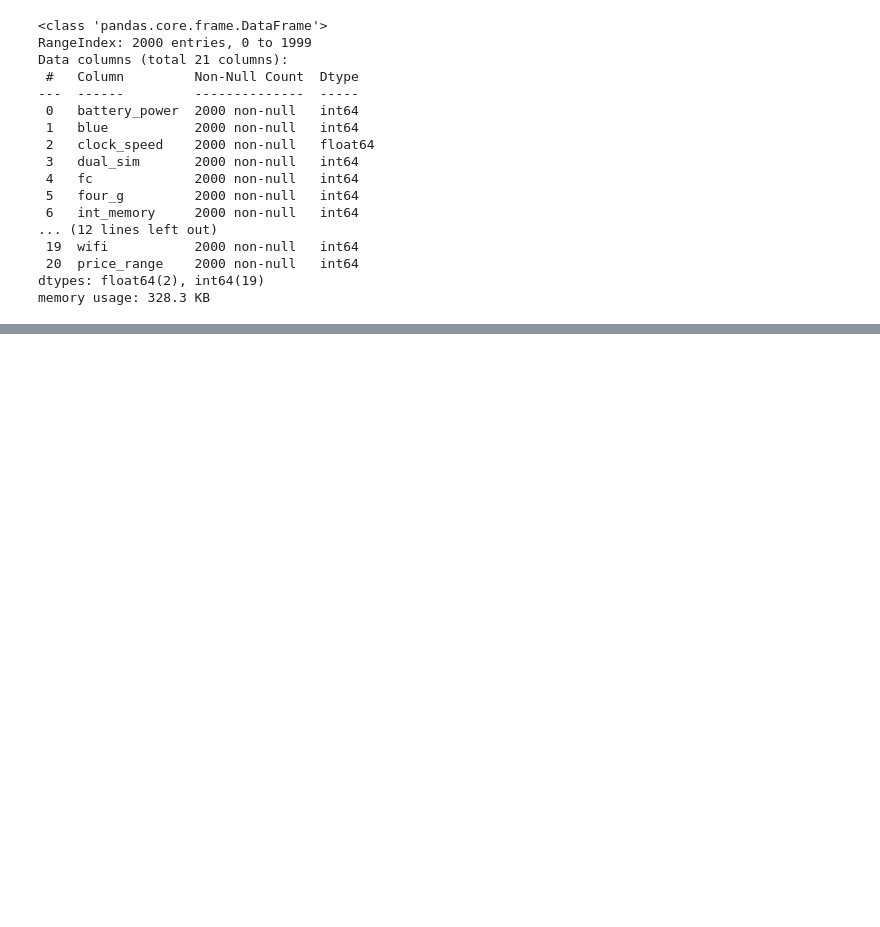
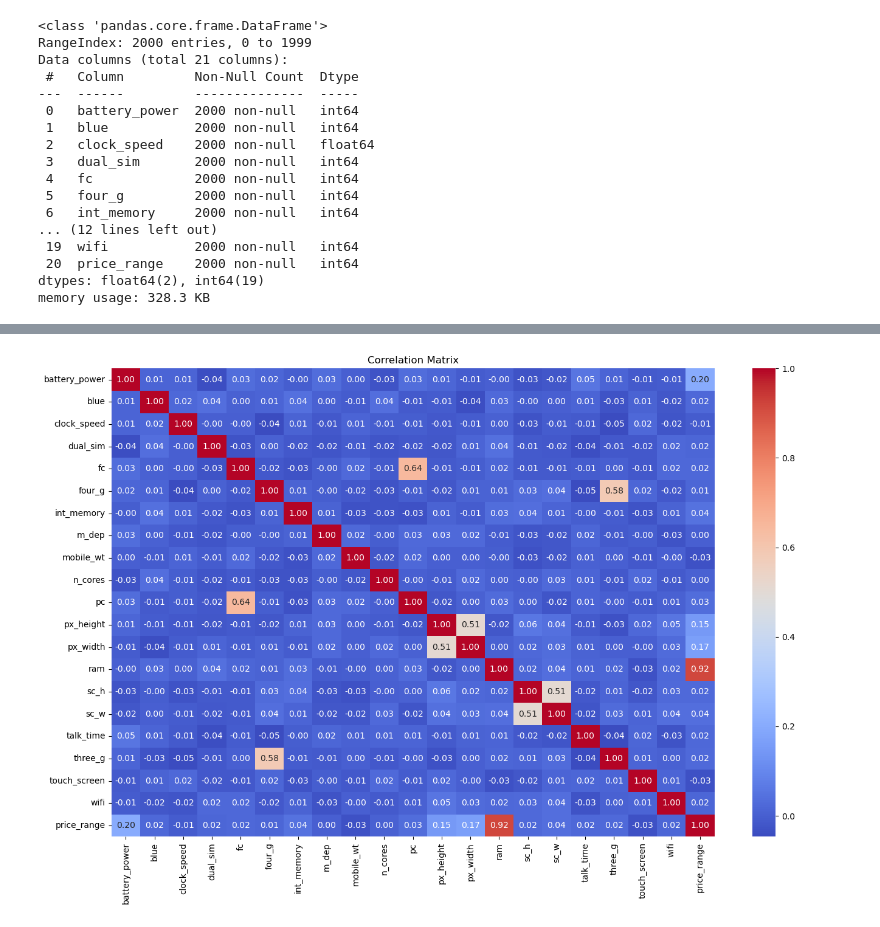
Before and after one commit to rshewatkar/ML_internship, a Jupyter notebook: Mobile Phone Pricing/Mobile_Phone_Pricing.ipynb, the cells around one changed output, grey strips where cells are left out. Cells and saved outputs as stored; diff of their text form; code cells hidden in the pictures; blank space fills up the shorter version.

Commit message:
Code updated for Mobile phone pricing project and logisticRegression.joblib file created

```diff
--- a/Mobile Phone Pricing/Mobile_Phone_Pricing.ipynb
+++ b/Mobile Phone Pricing/Mobile_Phone_Pricing.ipynb
@@ -1,9 +26,9 @@
 # %%
-import pandas as pd
-path = '"C:\Users\Rahul\Desktop\System\Machine Learning Internship\Projects-20240722T093004Z-001\My Project\Mobile Phone Pricing\dataset.csv"'
+
+path = r"D:\ML\Projects-20240722T093004Z-001\Projects\mobile_phone_pricing\Mobile Phone Pricing\dataset.csv"
 mobile_data =pd.read_csv(path)
+df = mobile_data
 # %%
-df = pd.DataFrame(mobile_data)
 df.head()
 # %% [output]
 |  | battery_power | blue | clock_speed | dual_sim | fc | four_g | int_memory | m_dep | mobile_wt | ... |
@@ -223,7 +53,0 @@ X['battery_power'].values[:400].shape
-# %%
-import pandas as pd
-import matplotlib.pyplot as plt
-import seaborn as sns
-
-path = '/content/dataset.csv'
-df = mobile_data = pd.read_csv(path)
@@ -676,0 +98,8 @@ plt.gca().spines[['top', 'right']].set_visible(False)
+# %%
+correlation_matrix = df.corr(numeric_only=True)
+plt.figure(figsize=(16, 10))
+sns.heatmap(df.corr(numeric_only=True), annot=True, cmap='coolwarm', fmt=".2f")
+plt.title("Correlation Matrix")
+plt.show()
+# %% [output]
+[figure, added]
```
Also changed, not shown: parts of 96 cells of this notebook, 1 other file.
